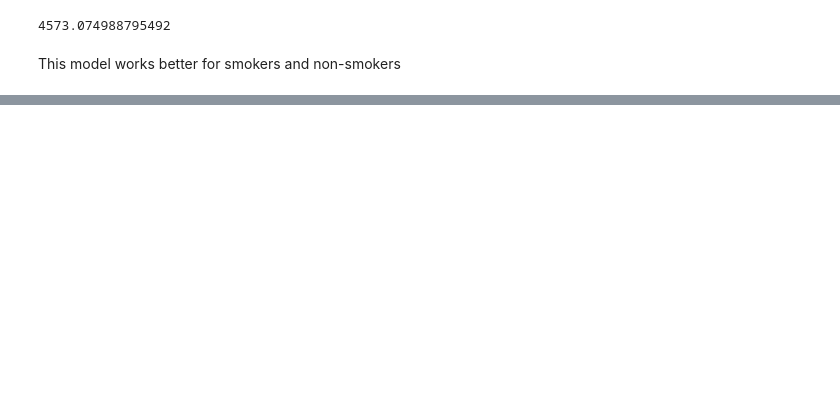
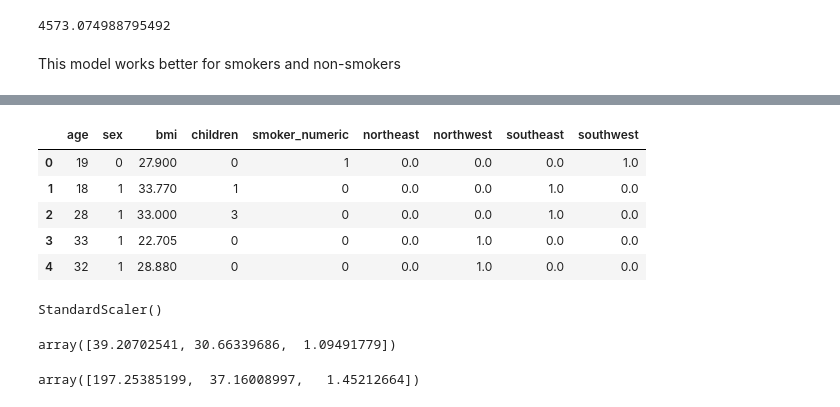
Before and after one commit to mr-ayush-agrawal/MachineLearningBasics, a Jupyter notebook: freeCodeCamp/LinReg/eda.ipynb, the cells around one changed output, grey strips where cells are left out. Saved outputs shown, nothing was run; the diff lists cells and outputs as text; code cells hidden in the pictures; blank space fills up the shorter version.

```diff
--- a/freeCodeCamp/LinReg/eda.ipynb
+++ b/freeCodeCamp/LinReg/eda.ipynb
@@ -670,0 +685,4 @@ This model works better for smokers and non-smokers
+# %%
+x,y = data.drop(['region', 'charges'], axis = 1), data.charges
+model = LinearRegression().fit(x,y)
+rmse(model.predict(x), y)
@@ -670,0 +708,23 @@ This model works better for smokers and non-smokers
+# %%
+x.head()
+# %% [output]
+|  | age | sex | bmi | children | smoker_numeric | northeast | northwest | southeast | southwest |
+| 0 | 19 | 0 | 27.900 | 0 | 1 | 0.0 | 0.0 | 0.0 | 1.0 |
+| 1 | 18 | 1 | 33.770 | 1 | 0 | 0.0 | 0.0 | 1.0 | 0.0 |
+| 2 | 28 | 1 | 33.000 | 3 | 0 | 0.0 | 0.0 | 1.0 | 0.0 |
+| 3 | 33 | 1 | 22.705 | 0 | 0 | 0.0 | 1.0 | 0.0 | 0.0 |
+| 4 | 32 | 1 | 28.880 | 0 | 0 | 0.0 | 1.0 | 0.0 | 0.0 |
+# %%
+numeric_cols = ['age', 'bmi', 'children']
+scaler = StandardScaler()
+scaler.fit(data[numeric_cols])
+# %% [output]
+StandardScaler()
+# %%
+scaler.mean_
+# %% [output]
+array([39.20702541, 30.66339686,  1.09491779])
+# %%
+scaler.var_
+# %% [output]
+array([197.25385199,  37.16008997,   1.45212664])
```
Also changed, not shown: parts of 18 cells of this notebook.
